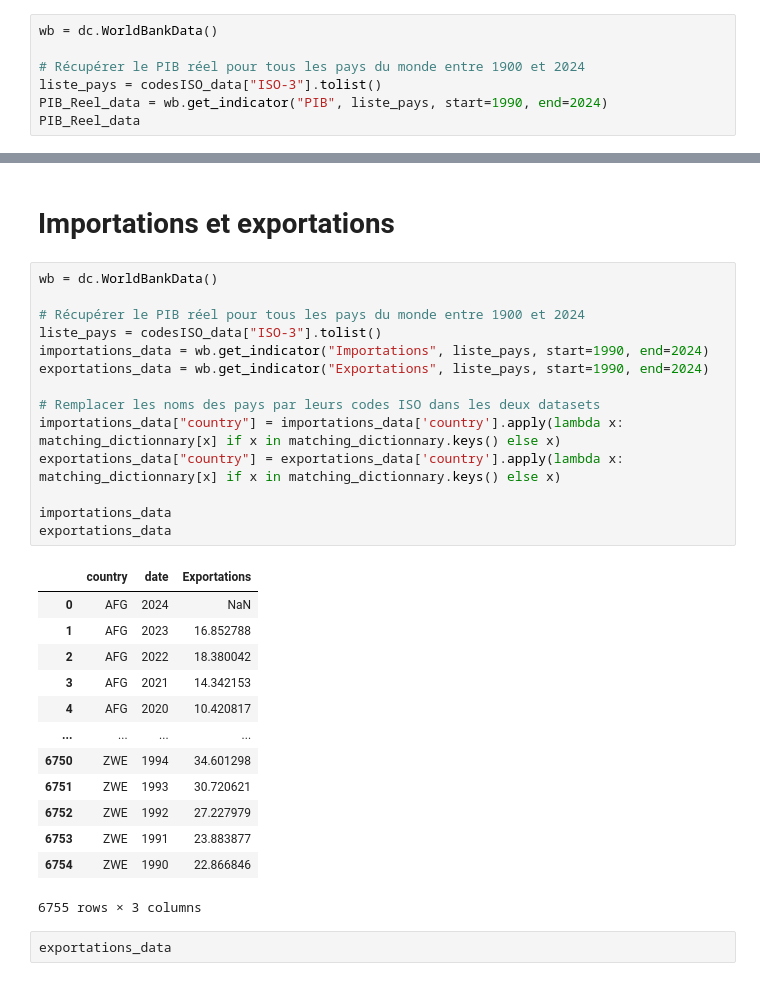
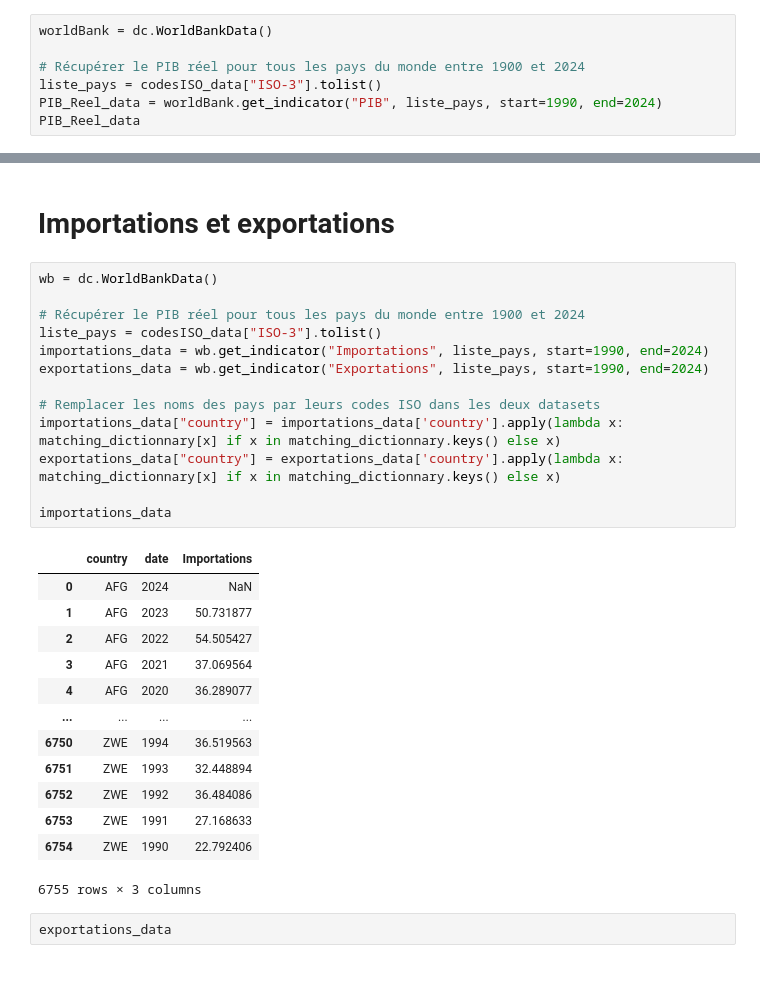
Before and after one commit to nile2304/Data-Science-Project-ENSAE, a Jupyter notebook: main.ipynb, the cells around one changed output, grey strips where cells are left out. Cells and saved outputs as stored; diff of their text form.

```diff
--- a/main.ipynb
+++ b/main.ipynb
@@ -47,9 +85,9 @@ Exemple : "FR" pour la France, "DE" pour l'Allemagne, "GB" pour le Royaume-Uni,
 # %%
-wb = dc.WorldBankData()
+worldBank = dc.WorldBankData()
 
 # Récupérer le PIB réel pour tous les pays du monde entre 1900 et 2024
 liste_pays = codesISO_data["ISO-3"].tolist()
-PIB_Reel_data = wb.get_indicator("PIB", liste_pays, start=1990, end=2024)
+PIB_Reel_data = worldBank.get_indicator("PIB", liste_pays, start=1990, end=2024)
 PIB_Reel_data
 # %% [output]
 |  | country | date | PIB |
@@ -406,30 +439,29 @@ responseTime_data
 # %%
 wb = dc.WorldBankData()
 
 # Récupérer le PIB réel pour tous les pays du monde entre 1900 et 2024
 liste_pays = codesISO_data["ISO-3"].tolist()
 importations_data = wb.get_indicator("Importations", liste_pays, start=1990, end=2024)
 exportations_data = wb.get_indicator("Exportations", liste_pays, start=1990, end=2024)
 
 # Remplacer les noms des pays par leurs codes ISO dans les deux datasets
 importations_data["country"] = importations_data['country'].apply(lambda x: matching_dictionnary[x] if x in matching_dictionnary.keys() else x)
 exportations_data["country"] = exportations_data['country'].apply(lambda x: matching_dictionnary[x] if x in matching_dictionnary.keys() else x)
 
 importations_data
-exportations_data
 # %% [output]
-|  | country | date | Exportations |
+|  | country | date | Importations |
 | 0 | AFG | 2024 | NaN |
-| 1 | AFG | 2023 | 16.852788 |
-| 2 | AFG | 2022 | 18.380042 |
-| 3 | AFG | 2021 | 14.342153 |
-| 4 | AFG | 2020 | 10.420817 |
+| 1 | AFG | 2023 | 50.731877 |
+| 2 | AFG | 2022 | 54.505427 |
+| 3 | AFG | 2021 | 37.069564 |
+| 4 | AFG | 2020 | 36.289077 |
 | ... | ... | ... | ... |
-| 6750 | ZWE | 1994 | 34.601298 |
-| 6751 | ZWE | 1993 | 30.720621 |
-| 6752 | ZWE | 1992 | 27.227979 |
-| 6753 | ZWE | 1991 | 23.883877 |
-| 6754 | ZWE | 1990 | 22.866846 |
+| 6750 | ZWE | 1994 | 36.519563 |
+| 6751 | ZWE | 1993 | 32.448894 |
+| 6752 | ZWE | 1992 | 36.484086 |
+| 6753 | ZWE | 1991 | 27.168633 |
+| 6754 | ZWE | 1990 | 22.792406 |
 6755 rows × 3 columns
 # %%
 exportations_data
```
Also changed, not shown: parts of 43 cells of this notebook, 2 other files.
